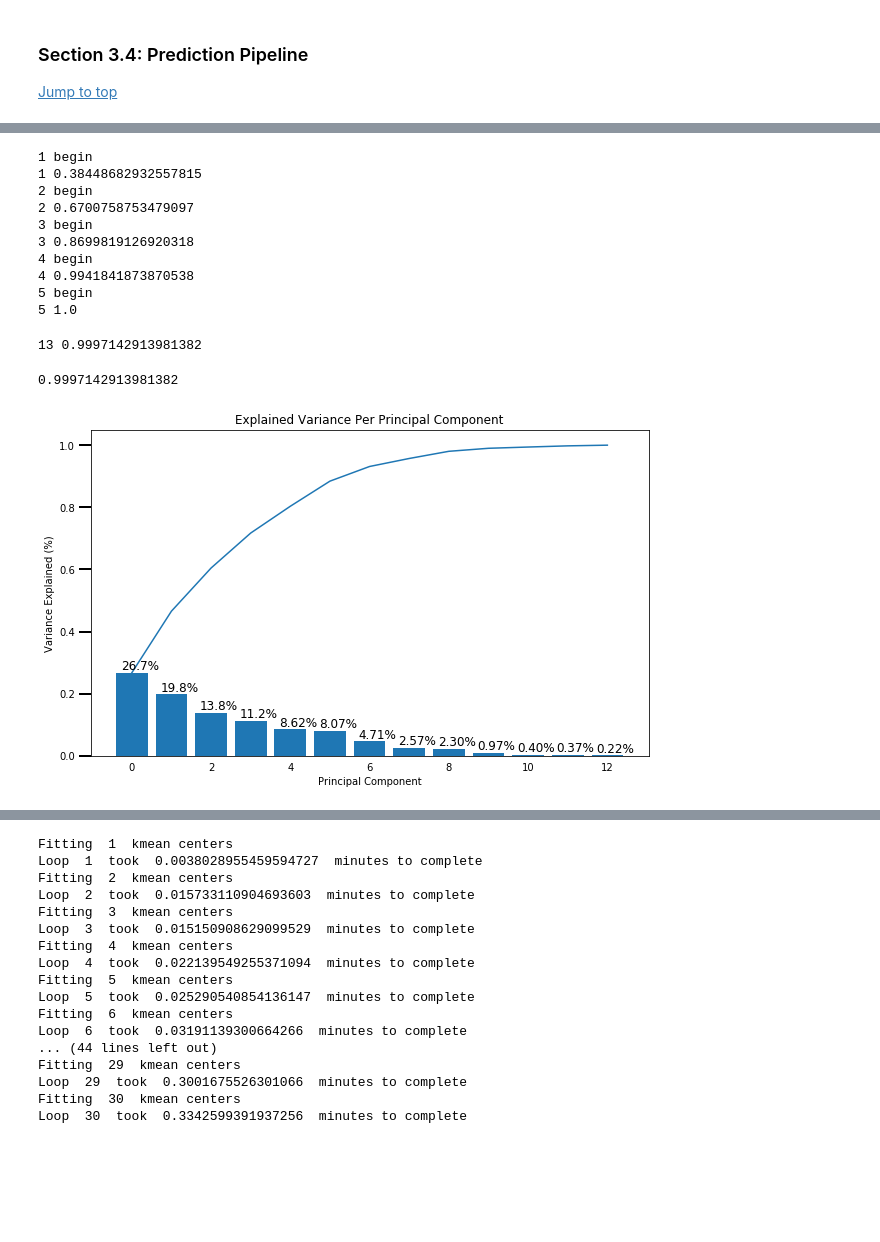
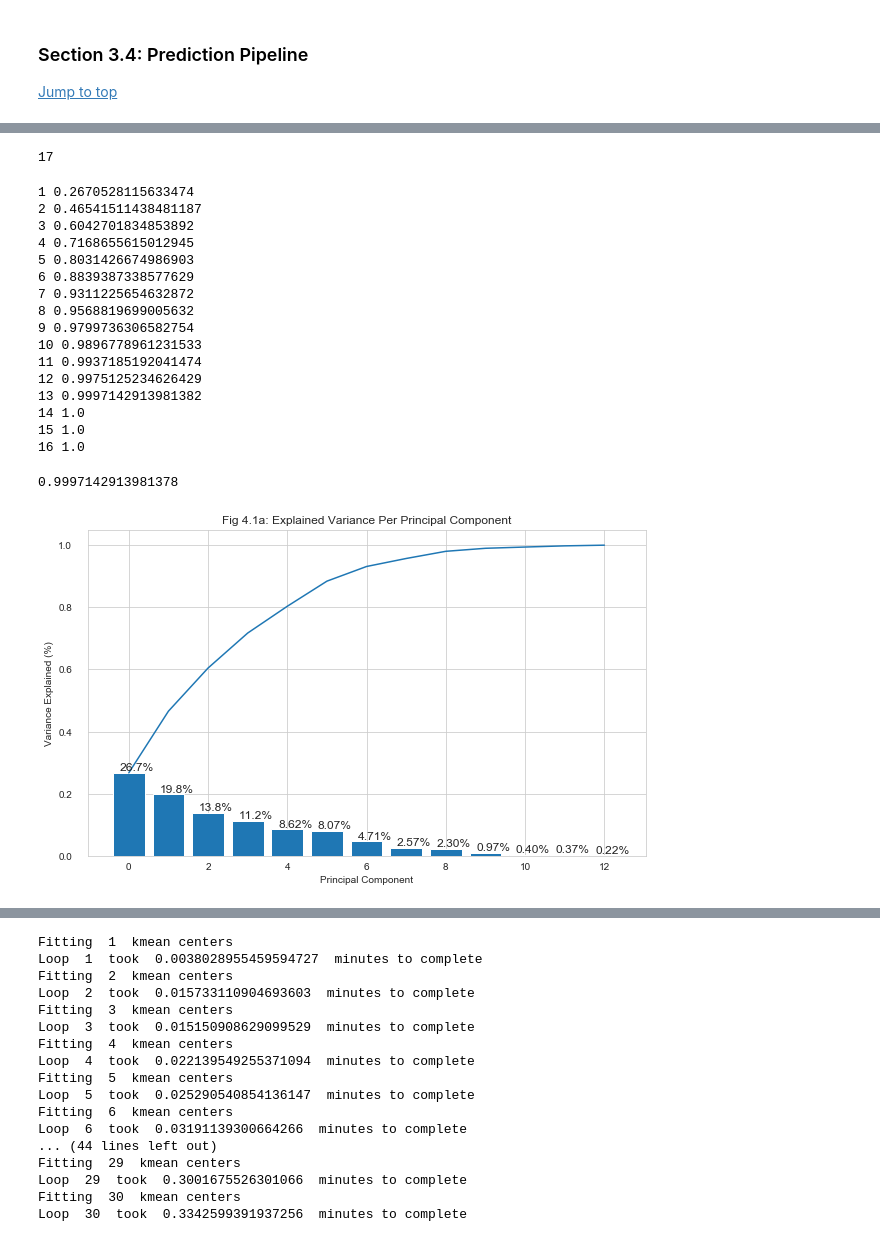
Before and after one commit to TomCanty/StarbucksCapstone, a Jupyter notebook: Starbucks_Capstone_notebook.ipynb, the cells around one changed output, grey strips where cells are left out. Saved outputs shown, nothing was run; the diff lists cells and outputs as text; code cells hidden in the pictures; blank space fills up the shorter version.

```diff
--- a/Starbucks_Capstone_notebook.ipynb
+++ b/Starbucks_Capstone_notebook.ipynb
@@ -1415,7 +1328,7 @@ Y_col = ['event_offer_completed', 'event_offer_received',
 PL_col = ['time_end']
 # %%
 #reused helper_functions.py in MiniPCA with annotations
-def scree_plot(pca):
+def scree_plot(pca, fig_name=''):
     '''
     Creates a scree plot associated with the principal components
 
@@ -1441,7 +1354,7 @@ def scree_plot(pca):
 
     ax.set_xlabel("Principal Component")
     ax.set_ylabel("Variance Explained (%)")
-    plt.title('Explained Variance Per Principal Component')
+    plt.title(fig_name + 'Explained Variance Per Principal Component')
 # %%
 #from helper_functions.py in MiniPCA
 def pca_results(full_dataset, pca):
@@ -1478,41 +1391,45 @@ def pca_results(full_dataset, pca):
 
     # Return a concatenated DataFrame
     return pd.concat([variance_ratios, components], axis = 1)
+# %%
+len(X_col)
+# %% [output]
+17
 # %%
 # RUN PCA for all dimentionality, find >=85%
-#NOTE TO SELF: next time take larger steps  maybe 10% - 20% of data set and then refine if necessary
 
 pca_summary = []
-for x in range(1,events_merged_std[KM_col].shape[1]):
+for x in range(1,events_merged_std[X_col].shape[1]):
     if x%1 == 0:
-        print(x, 'begin')
         pca=PCA(x)
-        X_pca = pca.fit_transform(events_merged_std[KM_col])
+        X_pca = pca.fit_transform(events_merged_std[X_col])
         pca_summary.append(pca.explained_variance_ratio_.sum())
         print(x, pca.explained_variance_ratio_.sum())
 # %% [output]
-1 begin
-1 0.38448682932557815
-2 begin
-2 0.6700758753479097
-3 begin
-3 0.8699819126920318
-4 begin
-4 0.9941841873870538
-5 begin
-5 1.0
+1 0.2670528115633474
+2 0.46541511438481187
+3 0.6042701834853892
+4 0.7168655615012945
+5 0.8031426674986903
+6 0.8839387338577629
+7 0.9311225654632872
+8 0.9568819699005632
+9 0.9799736306582754
+10 0.9896778961231533
+11 0.9937185192041474
+12 0.9975125234626429
+13 0.9997142913981382
+14 1.0
+15 1.0
+16 1.0
 # %%
 pca13=PCA(13)
 X_pca13 = pca13.fit_transform(events_merged_std[X_col])
-print(13, pca13.explained_variance_ratio_.sum())
+fig_4_1a = scree_plot(pca13,'Fig 4.1a: ')
+pca13.explained_variance_ratio_.sum()
 # %% [output]
-13 0.9997142913981382
+0.9997142913981378
+[figure, added]
-# %%
-scree_plot(pca13)
-pca13.explained_variance_ratio_.sum()
-# %% [output]
-0.9997142913981382
-[figure, removed]
 # %%
 pca7=PCA(7)
 X_pca7 = pca7.fit_transform(events_merged_std[X_col])
```
Also changed, not shown: parts of 53 cells of this notebook, 11 other files.
